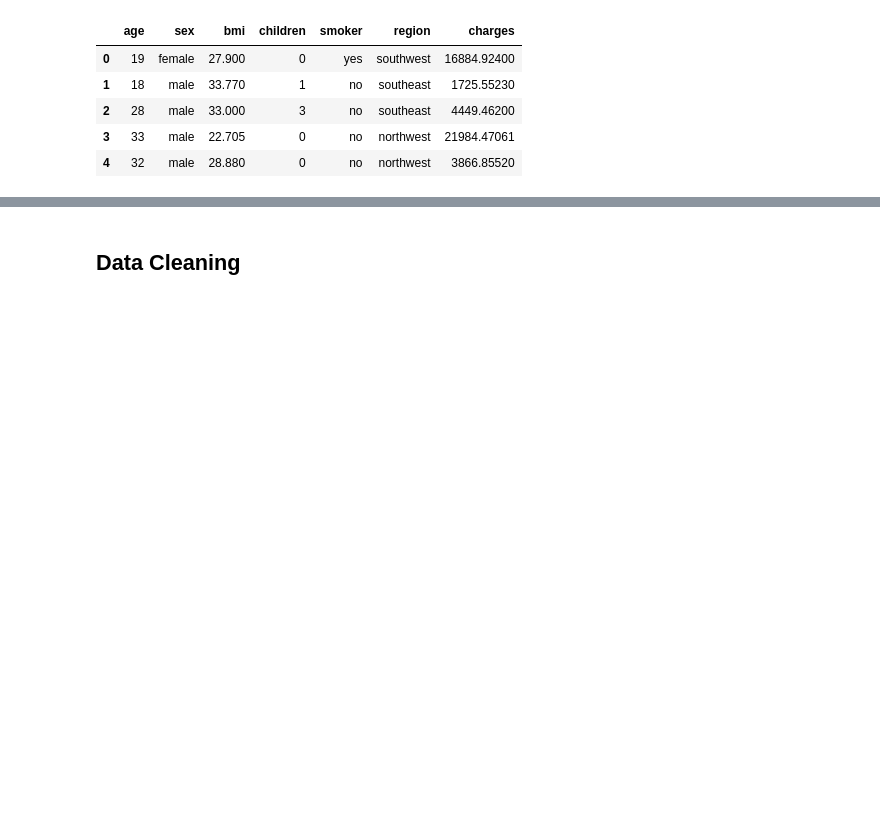
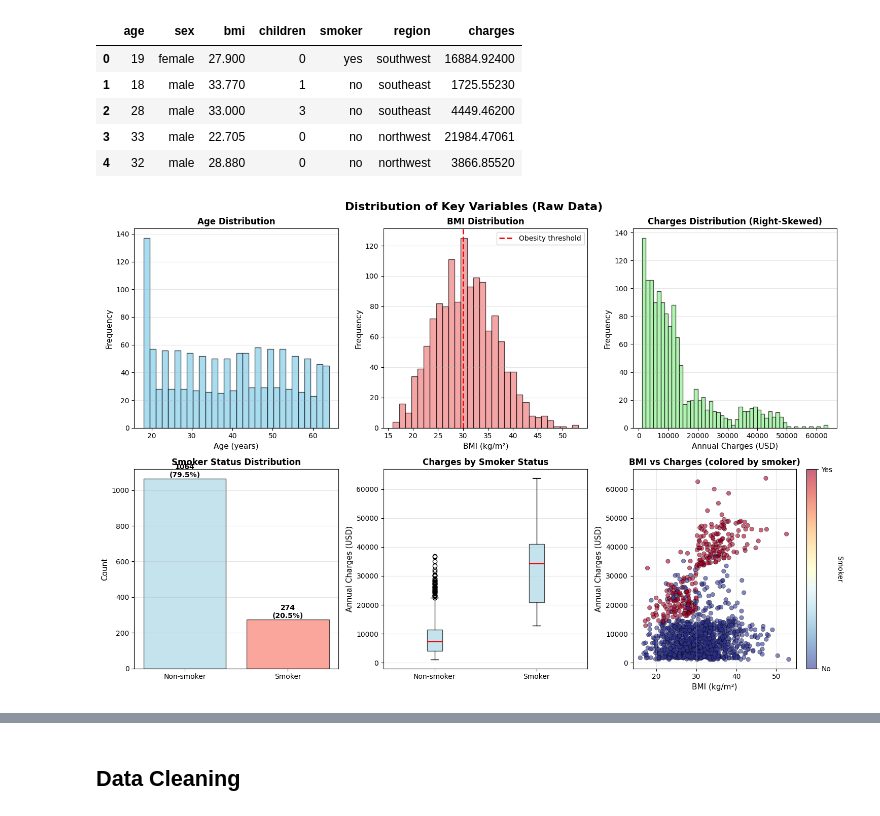
Before and after one commit to armin2080/Bayesian-MCMC-Insurance-Regression, a Jupyter notebook: python/notebook.ipynb, the cells around one changed output, grey strips where cells are left out. Drawn from its saved outputs; the diff is of its cells as text; code cells hidden in the pictures; blank space fills up the shorter version.

```diff
--- a/python/notebook.ipynb
+++ b/python/notebook.ipynb
@@ -14,3 +14,87 @@ df.head()
 | 2 | 28 | male | 33.000 | 3 | no | southeast | 4449.46200 |
 | 3 | 33 | male | 22.705 | 0 | no | northwest | 21984.47061 |
 | 4 | 32 | male | 28.880 | 0 | no | northwest | 3866.85520 |
+# %%
+# Create distribution plots for key variables before standardization
+import matplotlib.pyplot as plt
+import seaborn as sns
+from pathlib import Path
+import pandas as pd
+
+# Reload raw data for visualizations
+df_raw = pd.read_csv('../data/expenses.csv')
+
+# Create output directory
+output_dir = Path('outputs')
+output_dir.mkdir(parents=True, exist_ok=True)
+
+# Create figure with subplots
+fig, axes = plt.subplots(2, 3, figsize=(15, 10))
+fig.suptitle('Distribution of Key Variables (Raw Data)', fontsize=16, fontweight='bold')
+
+# Age distribution
+axes[0, 0].hist(df_raw['age'], bins=30, edgecolor='black', alpha=0.7, color='skyblue')
+axes[0, 0].set_xlabel('Age (years)', fontsize=11)
+axes[0, 0].set_ylabel('Frequency', fontsize=11)
+axes[0, 0].set_title('Age Distribution', fontweight='bold')
+axes[0, 0].grid(axis='y', alpha=0.3)
+
+# BMI distribution
+axes[0, 1].hist(df_raw['bmi'], bins=30, edgecolor='black', alpha=0.7, color='lightcoral')
+axes[0, 1].set_xlabel('BMI (kg/m²)', fontsize=11)
+axes[0, 1].set_ylabel('Frequency', fontsize=11)
+axes[0, 1].set_title('BMI Distribution', fontweight='bold')
+axes[0, 1].axvline(x=30, color='red', linestyle='--', linewidth=2, label='Obesity threshold')
+axes[0, 1].legend()
+axes[0, 1].grid(axis='y', alpha=0.3)
+
+# Charges distribution (right-skewed)
+axes[0, 2].hist(df_raw['charges'], bins=50, edgecolor='black', alpha=0.7, color='lightgreen')
+axes[0, 2].set_xlabel('Annual Charges (USD)', fontsize=11)
+axes[0, 2].set_ylabel('Frequency', fontsize=11)
+axes[0, 2].set_title('Charges Distribution (Right-Skewed)', fontweight='bold')
+axes[0, 2].grid(axis='y', alpha=0.3)
+
+# Smoker status
+smoker_counts = df_raw['smoker'].value_counts()
+axes[1, 0].bar(['Non-smoker', 'Smoker'],
+               [smoker_counts['no'], smoker_counts['yes']],
+               color=['lightblue', 'salmon'], edgecolor='black', alpha=0.7)
+axes[1, 0].set_ylabel('Count', fontsize=11)
+axes[1, 0].set_title('Smoker Status Distribution', fontweight='bold')
+axes[1, 0].grid(axis='y', alpha=0.3)
+for i, v in enumerate([smoker_counts['no'], smoker_counts['yes']]):
+    axes[1, 0].text(i, v, f'{v}\n({v/len(df_raw)*100:.1f}%)', ha='center', va='bottom', fontweight='bold')
+
+# Charges by smoker status (boxplot)
+df_raw['smoker_label'] = df_raw['smoker'].map({'no': 'Non-smoker', 'yes': 'Smoker'})
+axes[1, 1].boxplot([df_raw[df_raw['smoker'] == 'no']['charges'],
+                     df_raw[df_raw['smoker'] == 'yes']['charges']],
+                    labels=['Non-smoker', 'Smoker'],
+                    patch_artist=True,
+                    boxprops=dict(facecolor='lightblue', alpha=0.7),
+                    medianprops=dict(color='red', linewidth=2))
+axes[1, 1].set_ylabel('Annual Charges (USD)', fontsize=11)
+axes[1, 1].set_title('Charges by Smoker Status', fontweight='bold')
+axes[1, 1].grid(axis='y', alpha=0.3)
+
+# Scatter: BMI vs Charges colored by smoker
+scatter = axes[1, 2].scatter(df_raw['bmi'], df_raw['charges'],
+                              c=df_raw['smoker'].map({'no': 0, 'yes': 1}),
+                              cmap='RdYlBu_r', alpha=0.6, edgecolors='black', linewidth=0.5)
+axes[1, 2].set_xlabel('BMI (kg/m²)', fontsize=11)
+axes[1, 2].set_ylabel('Annual Charges (USD)', fontsize=11)
+axes[1, 2].set_title('BMI vs Charges (colored by smoker)', fontweight='bold')
+axes[1, 2].grid(alpha=0.3)
+cbar = plt.colorbar(scatter, ax=axes[1, 2])
+cbar.set_label('Smoker', rotation=270, labelpad=15)
+cbar.set_ticks([0, 1])
+cbar.set_ticklabels(['No', 'Yes'])
+
+plt.tight_layout()
+plt.savefig(output_dir / 'descriptive_statistics.png', dpi=300, bbox_inches='tight')
+plt.show()
+
+print("✓ Descriptive statistics plots saved to outputs/descriptive_statistics.png")
+# %% [output]
+[figure, added]
```
Also changed, not shown: parts of 22 cells of this notebook.
